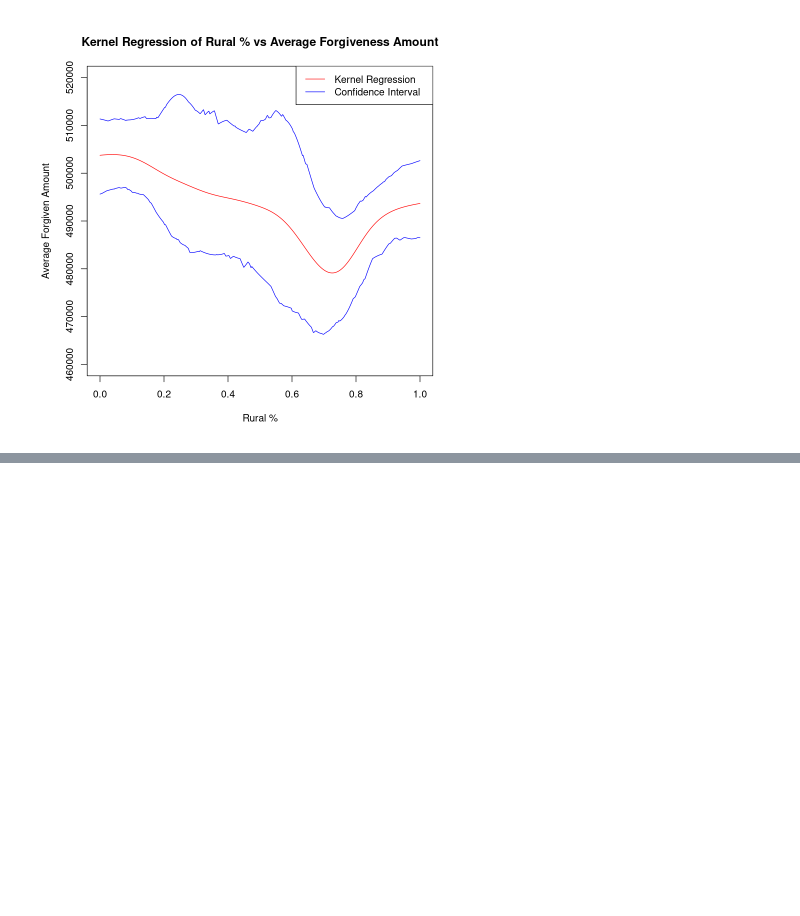
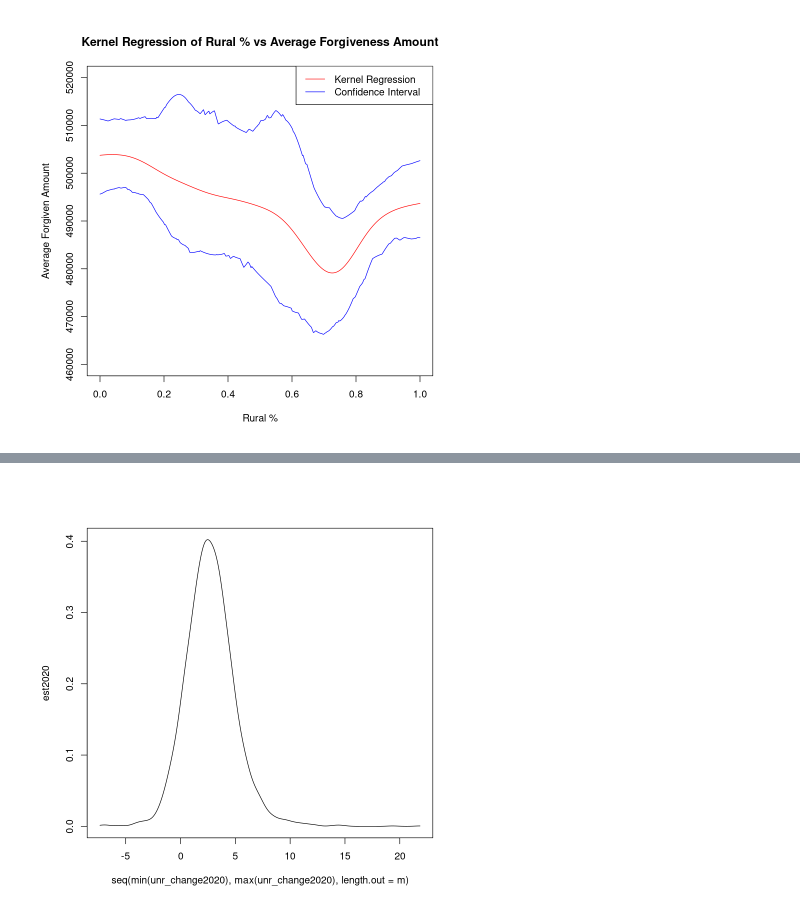
Before and after one commit to ABeeShake/Stats202A-Project, a Jupyter notebook: visualizations.ipynb, the cells around one changed output, grey strips where cells are left out. Drawn from its saved outputs; the diff is of its cells as text; code cells hidden in the pictures; blank space fills up the shorter version.

```diff
--- a/visualizations.ipynb
+++ b/visualizations.ipynb
@@ -279,0 +282,6 @@ A data.frame: 3144 × 16
+# %%
+plot(seq(min(unr_change2020),max(unr_change2020),length.out=m),
+est2020,
+type='l')
+# %% [output]
+[figure, added]
```
Also changed, not shown: parts of 25 cells of this notebook, 1 other file.
